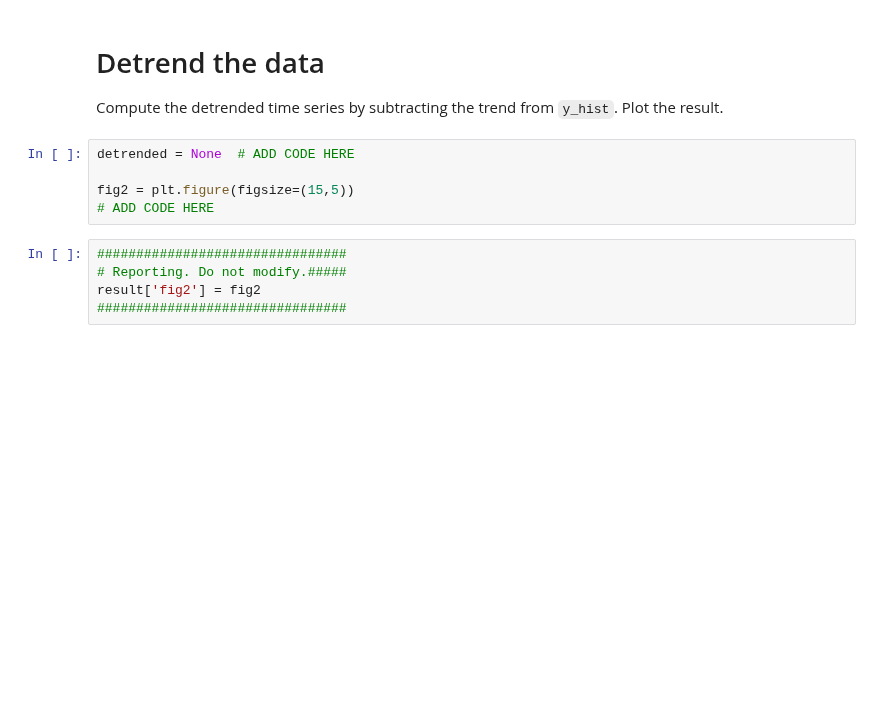
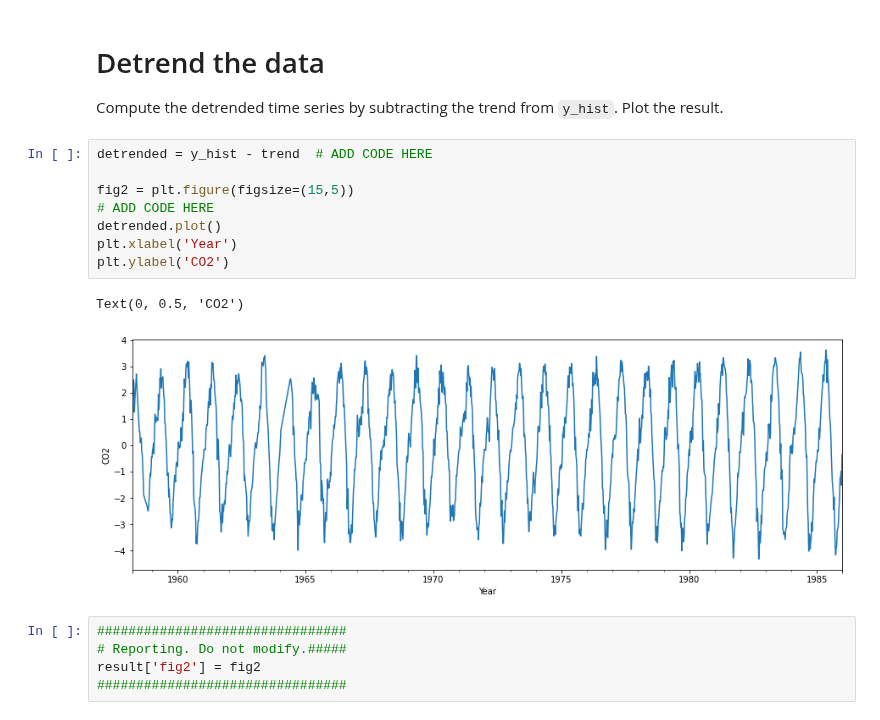
Before and after one commit to ptkinvent/sdse_public, a Jupyter notebook: lab4/lab4_handout.ipynb, the cells around one changed output. Saved outputs shown, nothing was run; the diff lists cells and outputs as text; blank space fills up the shorter version.

```diff
--- a/lab4/lab4_handout.ipynb
+++ b/lab4/lab4_handout.ipynb
@@ -112,10 +188,16 @@ y_hist.plot()
 
 Compute the detrended time series by subtracting the trend from `y_hist`. Plot the result.
 # %%
-detrended = None  # ADD CODE HERE
+detrended = y_hist - trend  # ADD CODE HERE
 
 fig2 = plt.figure(figsize=(15,5))
 # ADD CODE HERE
+detrended.plot()
+plt.xlabel('Year')
+plt.ylabel('CO2')
+# %% [output]
+Text(0, 0.5, 'CO2')
+[figure, added]
 # %%
 ################################
 # Reporting. Do not modify.#####
```
Also changed, not shown: parts of 13 cells of this notebook.
